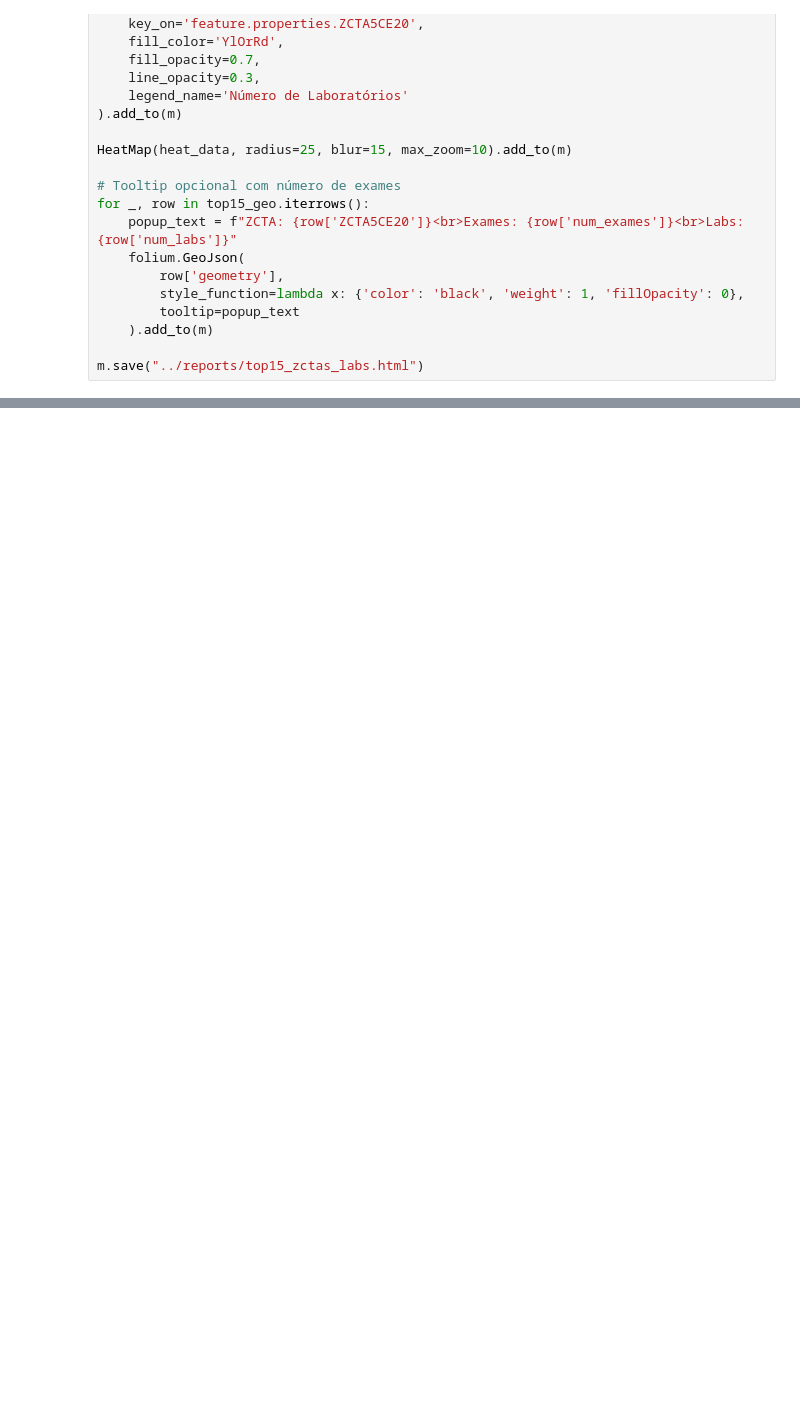
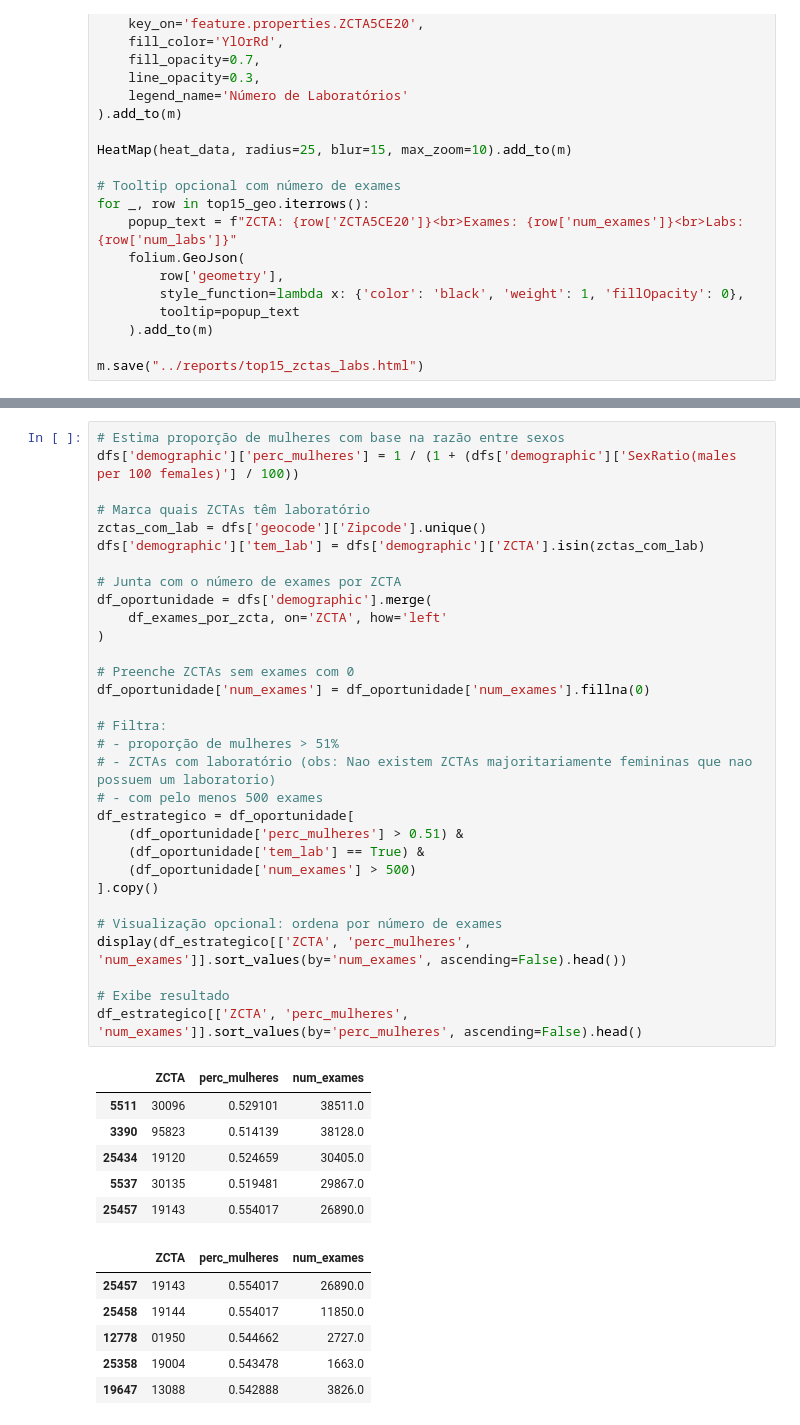
Before and after one commit to ezschneider/labs-strategic-expansion, a Jupyter notebook: notebooks/H2_actual_exams_performace.ipynb, the cells around one changed output, grey strips where cells are left out. Drawn from its saved outputs; the diff is of its cells as text; blank space fills up the shorter version.

```diff
--- a/notebooks/H2_actual_exams_performace.ipynb
+++ b/notebooks/H2_actual_exams_performace.ipynb
@@ -292,0 +393,44 @@ IFrame('../reports/top15_zctas_labs.html', width=900, height=600)
+# %%
+# Estima proporção de mulheres com base na razão entre sexos
+dfs['demographic']['perc_mulheres'] = 1 / (1 + (dfs['demographic']['SexRatio(males per 100 females)'] / 100))
+
+# Marca quais ZCTAs têm laboratório
+zctas_com_lab = dfs['geocode']['Zipcode'].unique()
+dfs['demographic']['tem_lab'] = dfs['demographic']['ZCTA'].isin(zctas_com_lab)
+
+# Junta com o número de exames por ZCTA
+df_oportunidade = dfs['demographic'].merge(
+    df_exames_por_zcta, on='ZCTA', how='left'
+)
+
+# Preenche ZCTAs sem exames com 0
+df_oportunidade['num_exames'] = df_oportunidade['num_exames'].fillna(0)
+
+# Filtra:
+# - proporção de mulheres > 51%
+# - ZCTAs com laboratório (obs: Nao existem ZCTAs majoritariamente femininas que nao possuem um laboratorio)
+# - com pelo menos 500 exames
+df_estrategico = df_oportunidade[
+    (df_oportunidade['perc_mulheres'] > 0.51) &
+    (df_oportunidade['tem_lab'] == True) &
+    (df_oportunidade['num_exames'] > 500)
+].copy()
+
+# Visualização opcional: ordena por número de exames
+display(df_estrategico[['ZCTA', 'perc_mulheres', 'num_exames']].sort_values(by='num_exames', ascending=False).head())
+
+# Exibe resultado
+df_estrategico[['ZCTA', 'perc_mulheres', 'num_exames']].sort_values(by='perc_mulheres', ascending=False).head()
+# %% [output]
+|  | ZCTA | perc_mulheres | num_exames |
+| 5511 | 30096 | 0.529101 | 38511.0 |
+| 3390 | 95823 | 0.514139 | 38128.0 |
+| 25434 | 19120 | 0.524659 | 30405.0 |
+| 5537 | 30135 | 0.519481 | 29867.0 |
+| 25457 | 19143 | 0.554017 | 26890.0 |
+|  | ZCTA | perc_mulheres | num_exames |
+| 25457 | 19143 | 0.554017 | 26890.0 |
+| 25458 | 19144 | 0.554017 | 11850.0 |
+| 12778 | 01950 | 0.544662 | 2727.0 |
+| 25358 | 19004 | 0.543478 | 1663.0 |
+| 19647 | 13088 | 0.542888 | 3826.0 |
```
Also changed, not shown: parts of 8 cells of this notebook, 3 other files.
